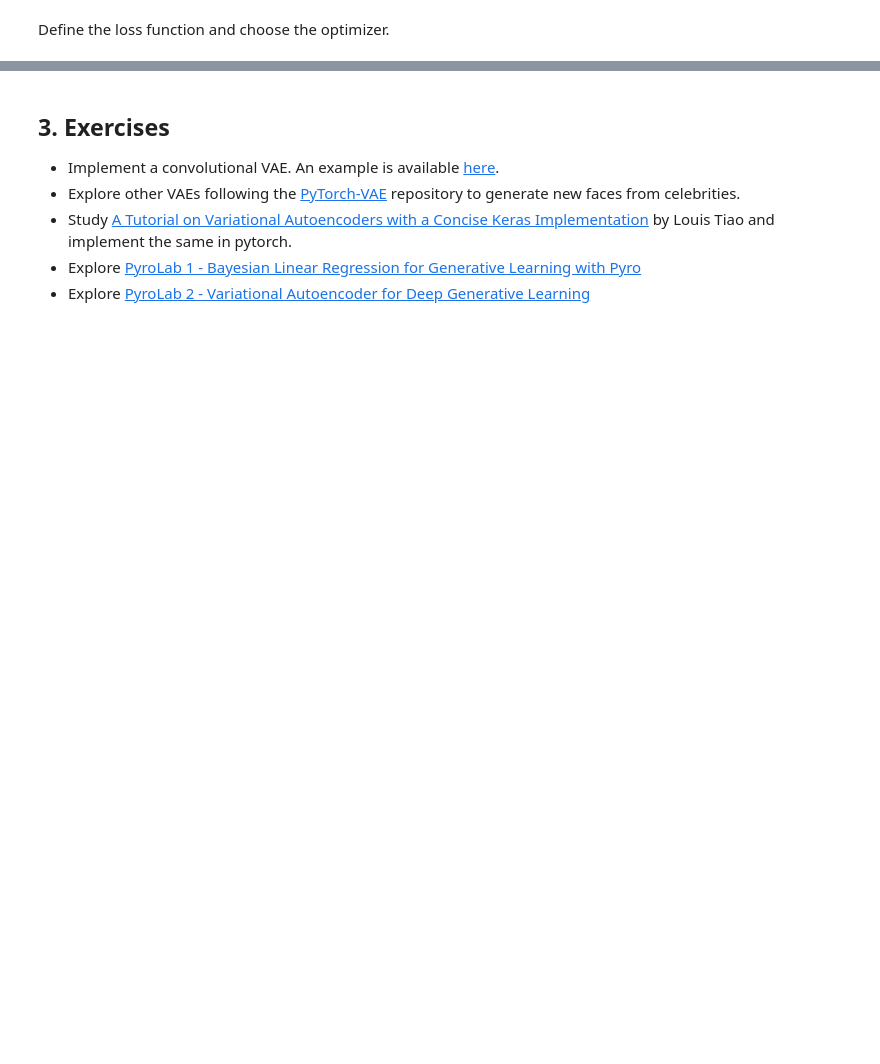
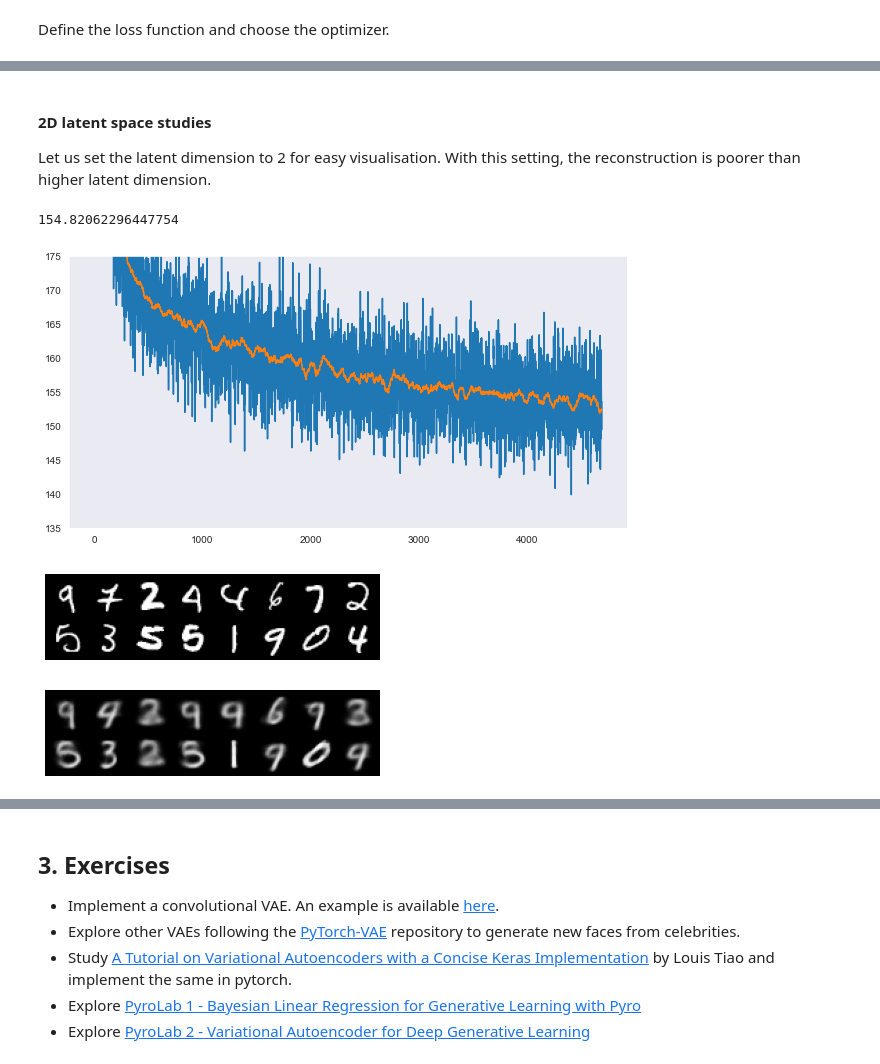
Before and after one commit to haipinglu/SimplyDeep, a Jupyter notebook: Lab 5 - Variational Autoencoder for Deep Generative Learning.ipynb, the cells around one changed output, grey strips where cells are left out. Cells and saved outputs as stored; diff of their text form; code cells hidden in the pictures; blank space fills up the shorter version.

```diff
--- a/Lab 5 - Variational Autoencoder for Deep Generative Learning.ipynb
+++ b/Lab 5 - Variational Autoencoder for Deep Generative Learning.ipynb
@@ -328,11 +315,19 @@ visualize_mnist_vae(myVAE,test_loader)
+# %% [markdown]
+#### 2D latent space studies
+Let us set the latent dimension to 2 for easy visualisation. With this setting, the reconstruction is poorer than higher latent dimension.
 # %%
 # Train, test and visualize reconstruction using a 2D latent space
 myVAE2 = VAE(latent_dim=2)
 optimizer2 = optim.Adam(myVAE2.parameters(), lr=learning_rate)
 
-train2_losses = train(myVAE2,optimizer2)
-test2_loss = test(myVAE2)
+train2_losses = train(myVAE2,optimizer2,train_loader)
+test2_loss = test(myVAE2,test_loader)
 
 print(test2_loss)
 visualize_losses_moving_average(train2_losses,ylim=(135,175))
 visualize_mnist_vae(myVAE2,test_loader)
+# %% [output]
+154.82062296447754
+[figure, added]
+[figure, added]
+[figure, added]
```
Also changed, not shown: parts of 17 cells of this notebook.
